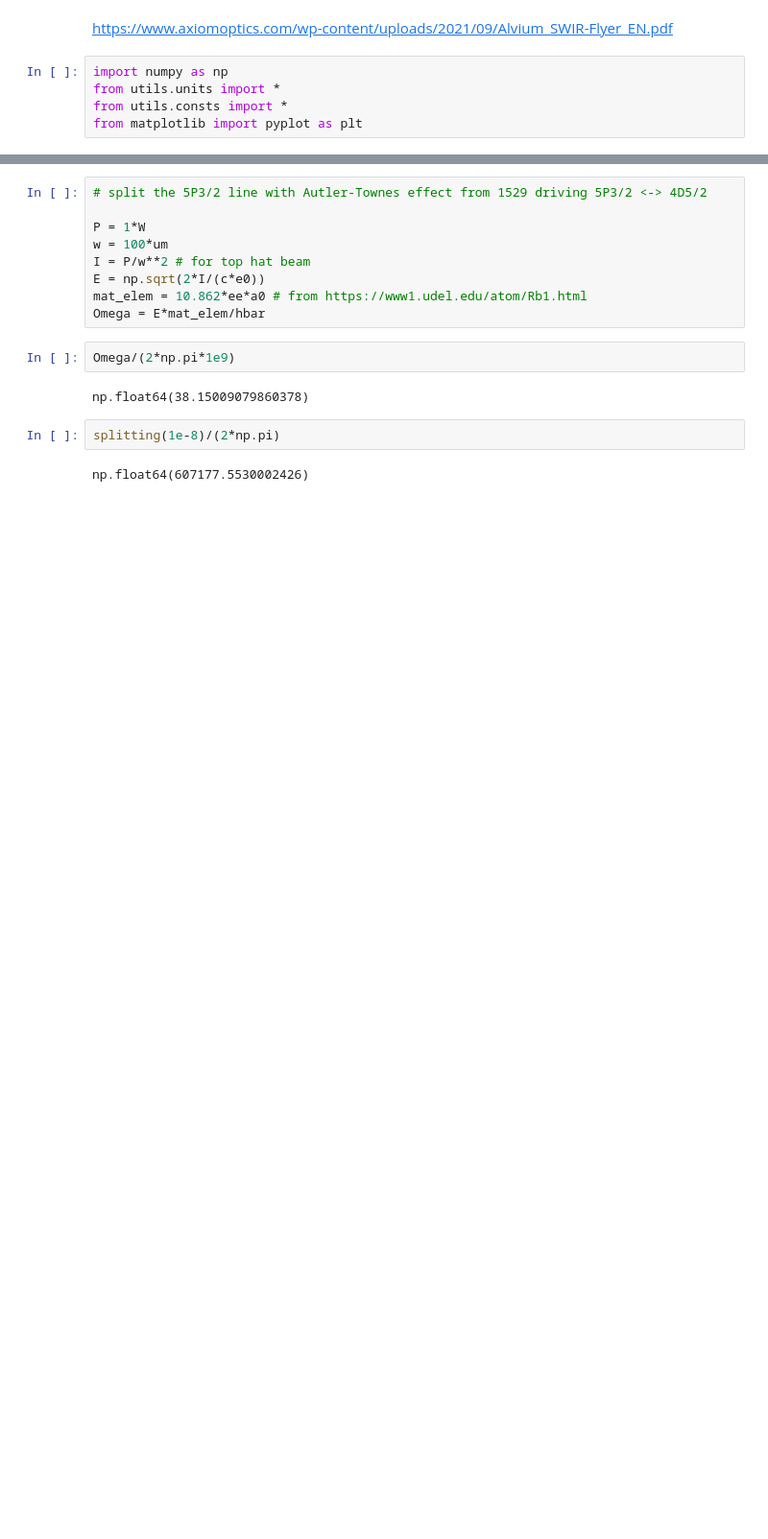
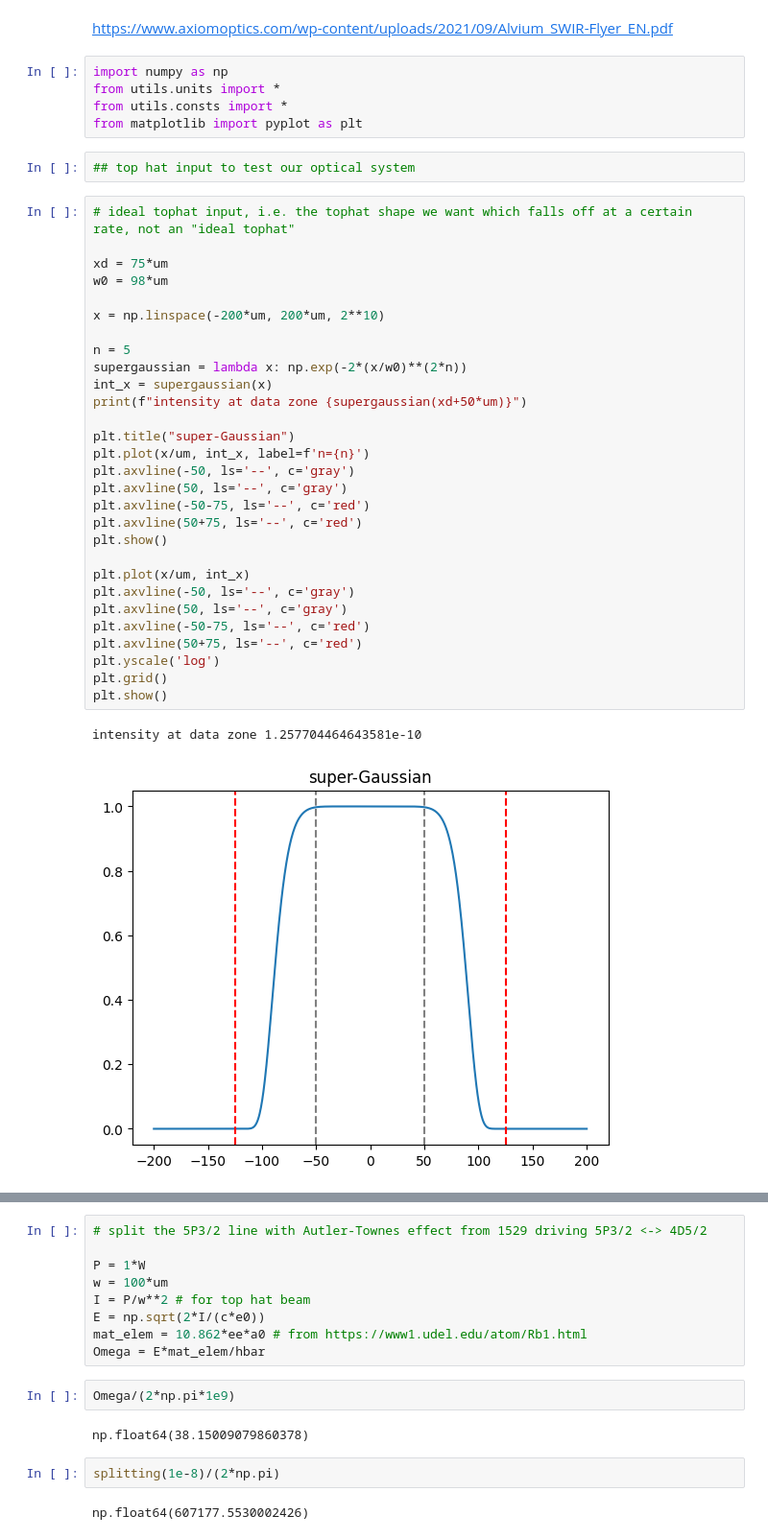
Before and after one commit to prestonhuft/amo-calcs, a Jupyter notebook: hiding_module.ipynb, the cells around one changed output, grey strips where cells are left out. Shown at 96% size. Drawn from its saved outputs; the diff is of its cells as text; blank space fills up the shorter version.

```diff
--- a/hiding_module.ipynb
+++ b/hiding_module.ipynb
@@ -5,3 +5,37 @@ import numpy as np
 from utils.units import *
 from utils.consts import *
 from matplotlib import pyplot as plt
+# %%
+## top hat input to test our optical system
+# %%
+# ideal tophat input, i.e. the tophat shape we want which falls off at a certain rate, not an "ideal tophat"
+
+xd = 75*um
+w0 = 98*um
+
+x = np.linspace(-200*um, 200*um, 2**10)
+
+n = 5
+supergaussian = lambda x: np.exp(-2*(x/w0)**(2*n))
+int_x = supergaussian(x)
+print(f"intensity at data zone {supergaussian(xd+50*um)}")
+
+plt.title("super-Gaussian")
+plt.plot(x/um, int_x, label=f'n={n}')
+plt.axvline(-50, ls='--', c='gray')
+plt.axvline(50, ls='--', c='gray')
+plt.axvline(-50-75, ls='--', c='red')
+plt.axvline(50+75, ls='--', c='red')
+plt.show()
+
+plt.plot(x/um, int_x)
+plt.axvline(-50, ls='--', c='gray')
+plt.axvline(50, ls='--', c='gray')
+plt.axvline(-50-75, ls='--', c='red')
+plt.axvline(50+75, ls='--', c='red')
+plt.yscale('log')
+plt.grid()
+plt.show()
+# %% [output]
+intensity at data zone 1.257704464643581e-10
+[figure, added]
```
Also changed, not shown: parts of 10 cells of this notebook.
